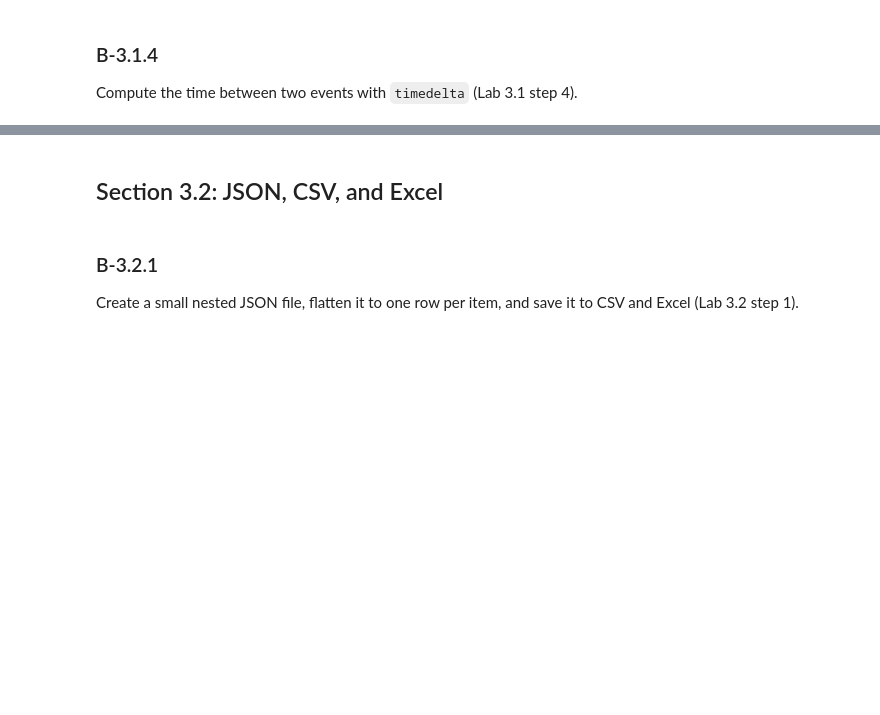
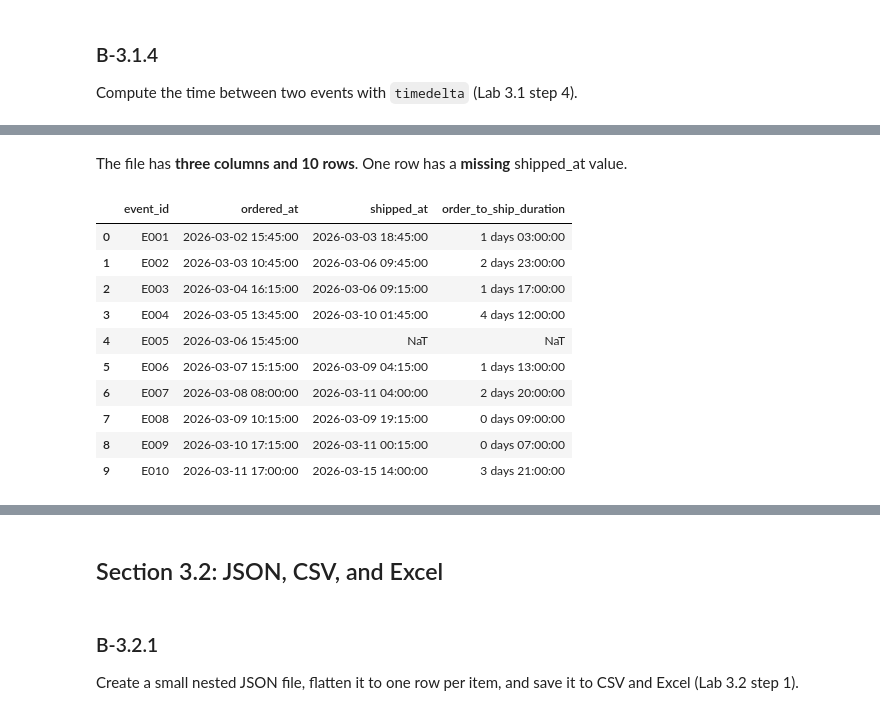
Before and after one commit to ejandrea-strat/python-training, a Jupyter notebook: work/module3_python_for_de.ipynb, the cells around one changed output, grey strips where cells are left out. Cells and saved outputs as stored; diff of their text form; code cells hidden in the pictures; blank space fills up the shorter version.

```diff
--- a/work/module3_python_for_de.ipynb
+++ b/work/module3_python_for_de.ipynb
@@ -20,3 +176,15 @@ Derive year, month, weekday, and hour columns, and resample to daily counts (Lab
 ### B-3.1.4
 
 Compute the time between two events with `timedelta` (Lab 3.1 step 4).
+# %%
+# Will use the evets.csv file for this, specifically the ordered_at and shipped_at columns
+
+events = pd.read_csv("../data/module3/events.csv")
+iso_format = "%Y-%m-%dT%H:%M:%S" # original format of the timestamp
+
+# Parse the format into the ordered_at and shipped_at events
+for column in ["ordered_at", "shipped_at"]:
+    events[column] = pd.to_datetime(events[column], format=iso_format, errors="coerce")
+
+print(events.shape)
+events.head()
@@ -22,0 +199,19 @@ Compute the time between two events with `timedelta` (Lab 3.1 step 4).
+# %% [markdown]
+The file has **three columns and 10 rows**. One row has a **missing** shipped_at value.
+# %%
+# timedelta handles a missing value (event 5)
+events["order_to_ship_duration"] = events["shipped_at"] - events["ordered_at"]
+
+events
+# %% [output]
+|  | event_id | ordered_at | shipped_at | order_to_ship_duration |
+| 0 | E001 | 2026-03-02 15:45:00 | 2026-03-03 18:45:00 | 1 days 03:00:00 |
+| 1 | E002 | 2026-03-03 10:45:00 | 2026-03-06 09:45:00 | 2 days 23:00:00 |
+| 2 | E003 | 2026-03-04 16:15:00 | 2026-03-06 09:15:00 | 1 days 17:00:00 |
+| 3 | E004 | 2026-03-05 13:45:00 | 2026-03-10 01:45:00 | 4 days 12:00:00 |
+| 4 | E005 | 2026-03-06 15:45:00 | NaT | NaT |
+| 5 | E006 | 2026-03-07 15:15:00 | 2026-03-09 04:15:00 | 1 days 13:00:00 |
+| 6 | E007 | 2026-03-08 08:00:00 | 2026-03-11 04:00:00 | 2 days 20:00:00 |
+| 7 | E008 | 2026-03-09 10:15:00 | 2026-03-09 19:15:00 | 0 days 09:00:00 |
+| 8 | E009 | 2026-03-10 17:15:00 | 2026-03-11 00:15:00 | 0 days 07:00:00 |
+| 9 | E010 | 2026-03-11 17:00:00 | 2026-03-15 14:00:00 | 3 days 21:00:00 |
```
Also changed, not shown: parts of 18 cells of this notebook.
